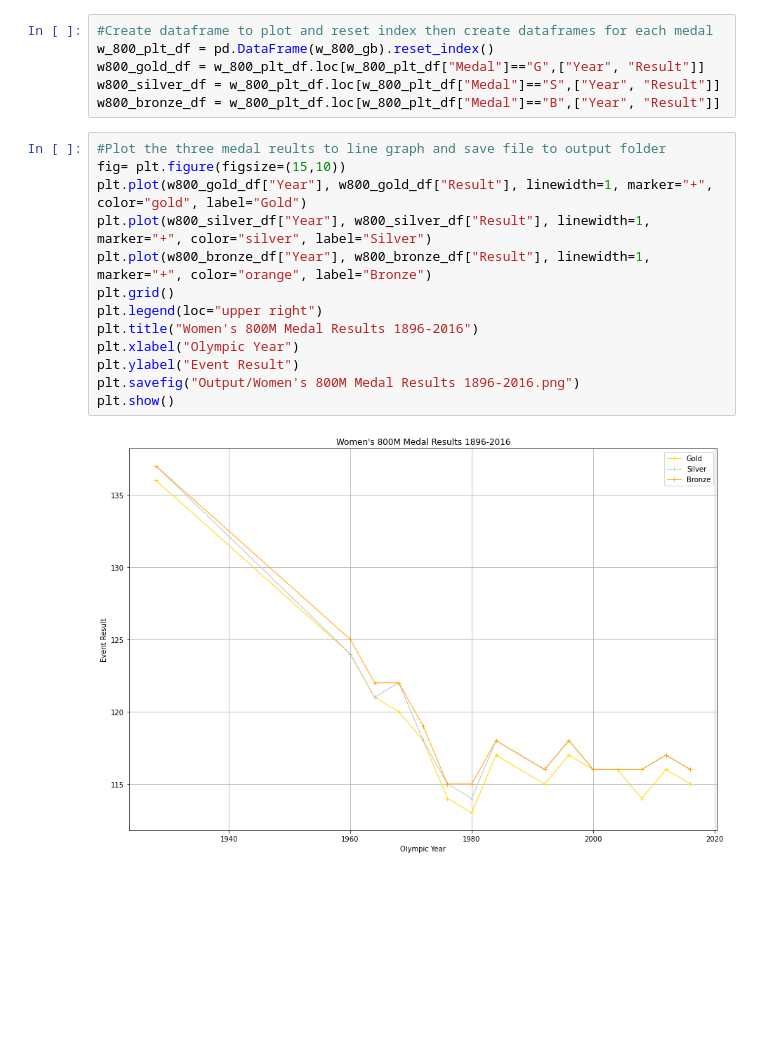
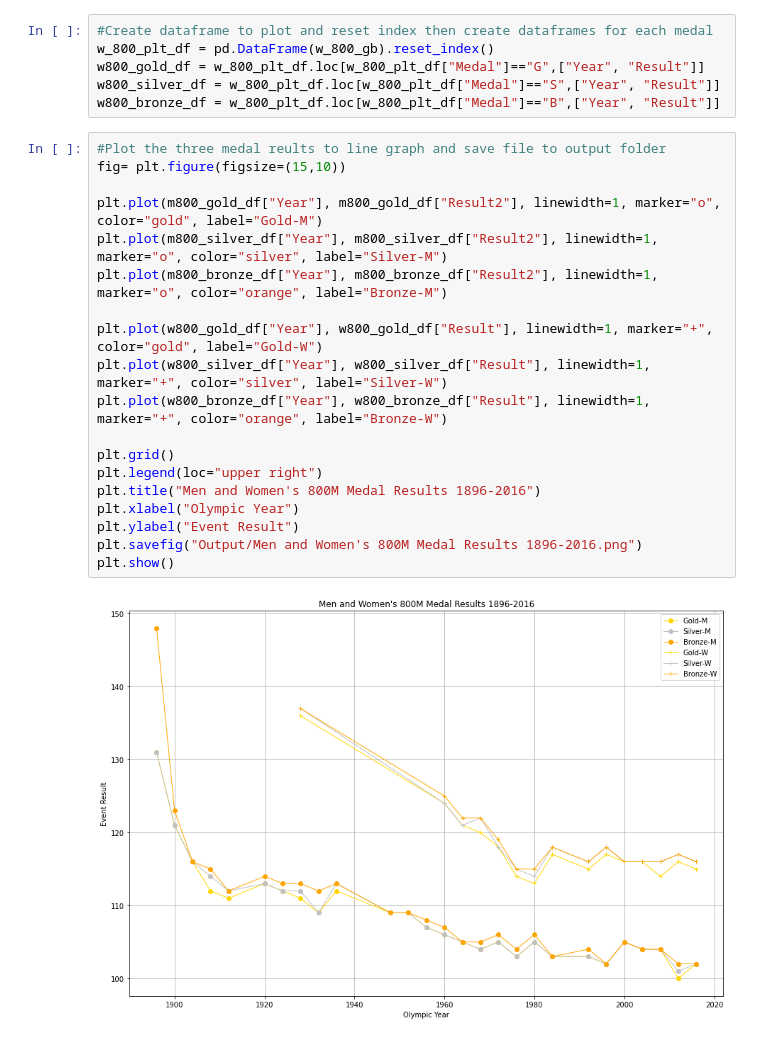
Before and after one commit to dstagner63/Project1, a Jupyter notebook: master_file.ipynb, the cells around one changed output. Saved outputs shown, nothing was run; the diff lists cells and outputs as text; blank space fills up the shorter version.

```diff
--- a/master_file.ipynb
+++ b/master_file.ipynb
@@ -337,15 +286,21 @@ w800_bronze_df = w_800_plt_df.loc[w_800_plt_df["Medal"]=="B",["Year", "Result"]]
 # %%
 #Plot the three medal reults to line graph and save file to output folder
 fig= plt.figure(figsize=(15,10))
-plt.plot(w800_gold_df["Year"], w800_gold_df["Result"], linewidth=1, marker="+", color="gold", label="Gold")
-plt.plot(w800_silver_df["Year"], w800_silver_df["Result"], linewidth=1, marker="+", color="silver", label="Silver")
-plt.plot(w800_bronze_df["Year"], w800_bronze_df["Result"], linewidth=1, marker="+", color="orange", label="Bronze")
+
+plt.plot(m800_gold_df["Year"], m800_gold_df["Result2"], linewidth=1, marker="o", color="gold", label="Gold-M")
+plt.plot(m800_silver_df["Year"], m800_silver_df["Result2"], linewidth=1, marker="o", color="silver", label="Silver-M")
+plt.plot(m800_bronze_df["Year"], m800_bronze_df["Result2"], linewidth=1, marker="o", color="orange", label="Bronze-M")
+
+plt.plot(w800_gold_df["Year"], w800_gold_df["Result"], linewidth=1, marker="+", color="gold", label="Gold-W")
+plt.plot(w800_silver_df["Year"], w800_silver_df["Result"], linewidth=1, marker="+", color="silver", label="Silver-W")
+plt.plot(w800_bronze_df["Year"], w800_bronze_df["Result"], linewidth=1, marker="+", color="orange", label="Bronze-W")
+
 plt.grid()
 plt.legend(loc="upper right")
-plt.title("Women's 800M Medal Results 1896-2016")
+plt.title("Men and Women's 800M Medal Results 1896-2016")
 plt.xlabel("Olympic Year")
 plt.ylabel("Event Result")
-plt.savefig("Output/Women's 800M Medal Results 1896-2016.png")
+plt.savefig("Output/Men and Women's 800M Medal Results 1896-2016.png")
 plt.show()
 # %% [output]
-[figure, old version]
+[figure, new version]
```
Also changed, not shown: parts of 13 cells of this notebook, 5 other files.
